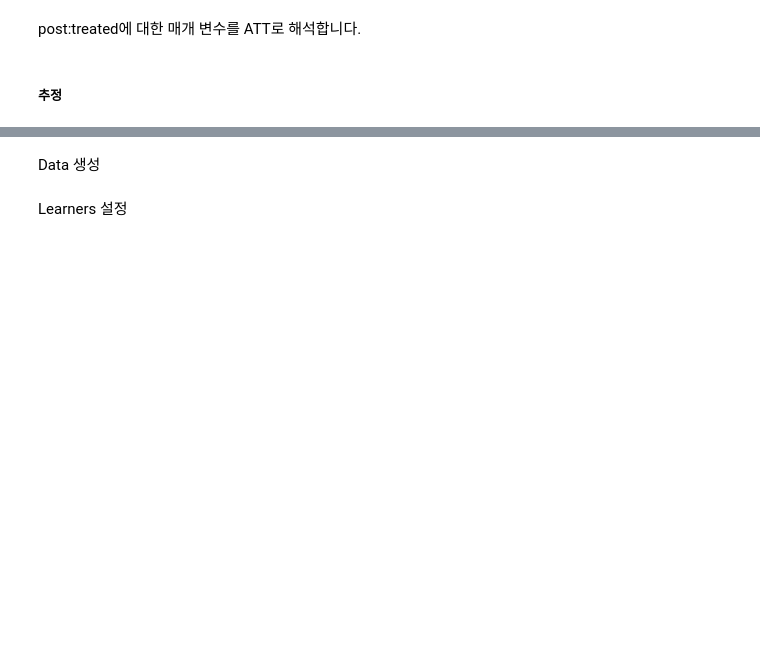
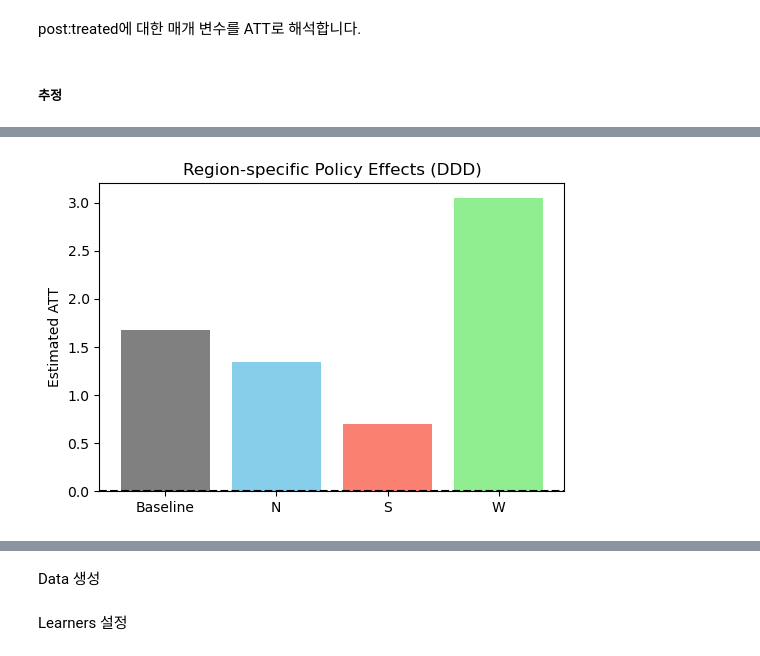
Before and after one commit to jhkimon/awesome-causal-inference-python, a Jupyter notebook: book/ate/did.ipynb, the cells around one changed output, grey strips where cells are left out. Drawn from its saved outputs; the diff is of its cells as text; code cells hidden in the pictures; blank space fills up the shorter version.

```diff
--- a/book/ate/did.ipynb
+++ b/book/ate/did.ipynb
@@ -604,0 +936,15 @@ Name: post:treated, dtype: float64
+# %%
+
+effects = pd.DataFrame({
+    "Region": ["Baseline", "N", "S", "W"],
+    "ATT": [1.68, 1.34, 0.70, 3.05]
+})
+
+plt.figure(figsize=(6,4))
+plt.bar(effects["Region"], effects["ATT"], color=["gray","skyblue","salmon","lightgreen"])
+plt.title("Region-specific Policy Effects (DDD)")
+plt.ylabel("Estimated ATT")
+plt.axhline(0, color='black', linestyle='--')
+plt.show()
+# %% [output]
+[figure, added]
```
Also changed, not shown: parts of 71 cells of this notebook, 4 other files.
